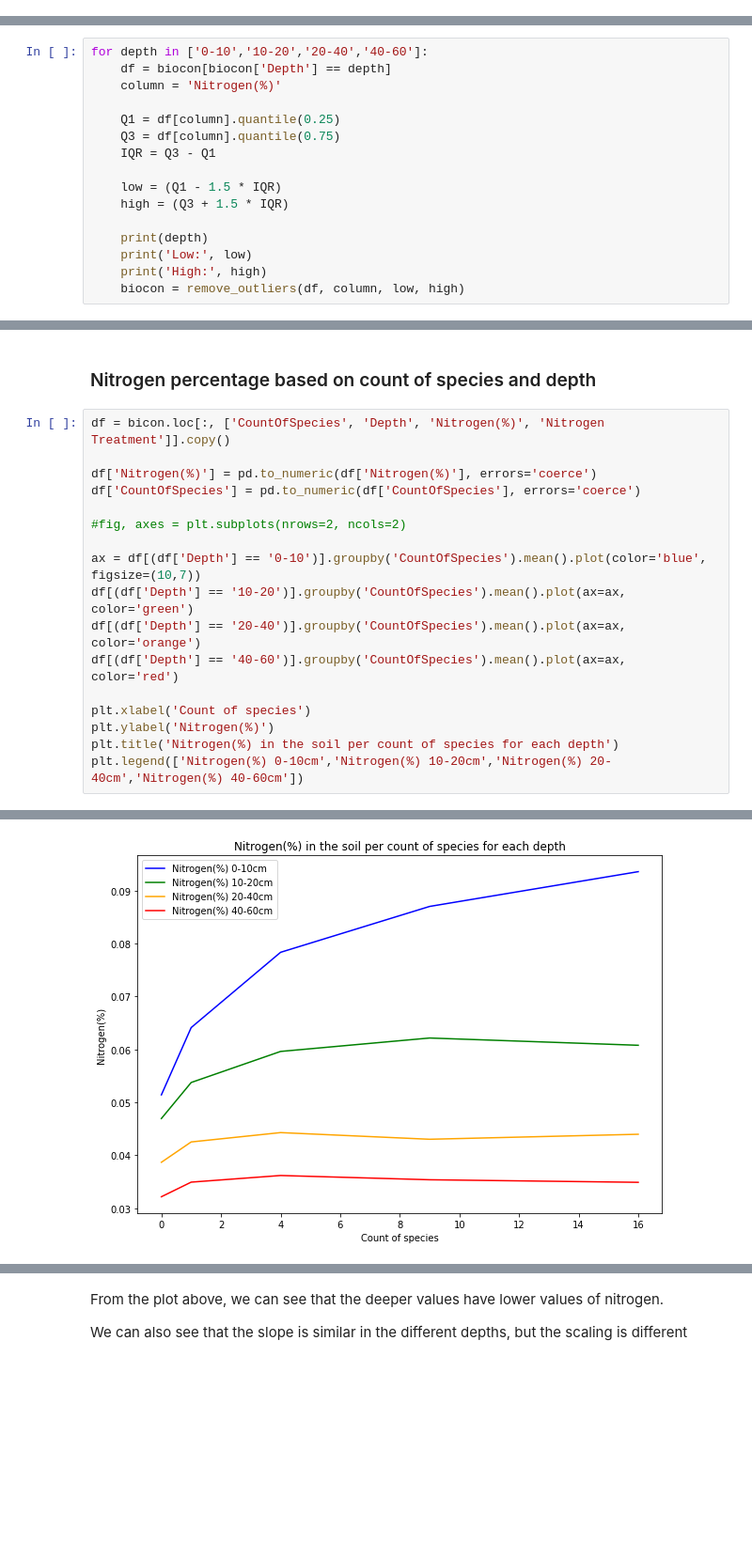
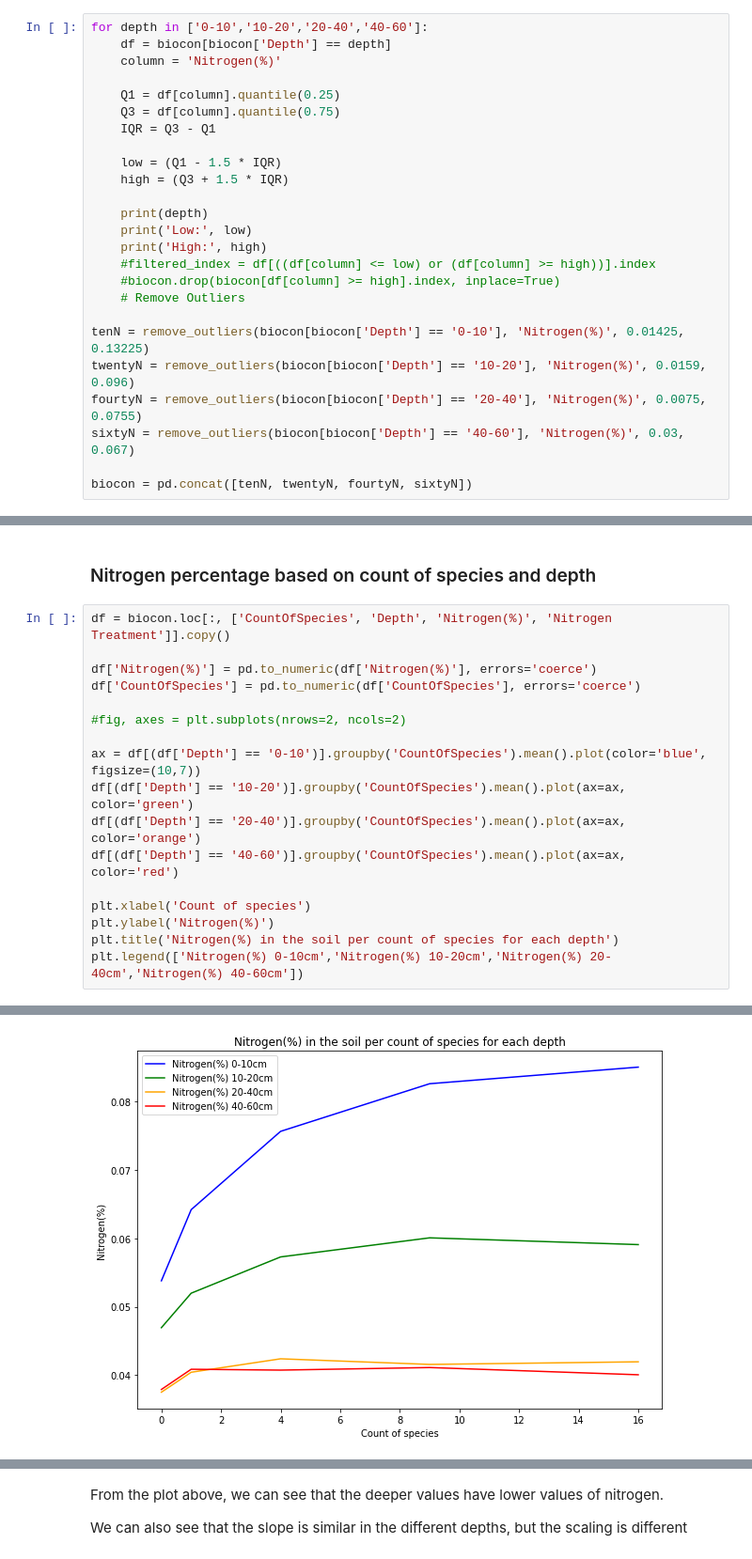
Before and after one commit to Mariuble/ucberkeley_biodiversity, a Jupyter notebook: Notebook.ipynb, the cells around one changed output, grey strips where cells are left out. Shown at 94% size. Cells and saved outputs as stored; diff of their text form; blank space fills up the shorter version.

```diff
--- a/Notebook.ipynb
+++ b/Notebook.ipynb
@@ -185,0 +190,25 @@ plt.legend(['Nitrogen(%) 0-10cm','Nitrogen(%) 10-20cm','Nitrogen(%) 20-40cm','Ni
+# %%
+for depth in ['0-10','10-20','20-40','40-60']:
+    df = biocon[biocon['Depth'] == depth]
+    column = 'Nitrogen(%)'
+
+    Q1 = df[column].quantile(0.25)
+    Q3 = df[column].quantile(0.75)
+    IQR = Q3 - Q1
+
+    low = (Q1 - 1.5 * IQR)
+    high = (Q3 + 1.5 * IQR)
+
+    print(depth)
+    print('Low:', low)
+    print('High:', high)
+    #filtered_index = df[((df[column] <= low) or (df[column] >= high))].index
+    #biocon.drop(biocon[df[column] >= high].index, inplace=True)
+    # Remove Outliers
+
+tenN = remove_outliers(biocon[biocon['Depth'] == '0-10'], 'Nitrogen(%)', 0.01425, 0.13225)
+twentyN = remove_outliers(biocon[biocon['Depth'] == '10-20'], 'Nitrogen(%)', 0.0159, 0.096)
+fourtyN = remove_outliers(biocon[biocon['Depth'] == '20-40'], 'Nitrogen(%)', 0.0075, 0.0755)
+sixtyN = remove_outliers(biocon[biocon['Depth'] == '40-60'], 'Nitrogen(%)', 0.03, 0.067)
+
+biocon = pd.concat([tenN, twentyN, fourtyN, sixtyN])
@@ -196,20 +238,4 @@ biocon[biocon['Depth'] == '40-60']['Nitrogen(%)'].value_counts().head()
 Name: Nitrogen(%), dtype: int64
-# %%
-for depth in ['0-10','10-20','20-40','40-60']:
-    df = biocon[biocon['Depth'] == depth]
-    column = 'Nitrogen(%)'
-
-    Q1 = df[column].quantile(0.25)
-    Q3 = df[column].quantile(0.75)
-    IQR = Q3 - Q1
-
-    low = (Q1 - 1.5 * IQR)
-    high = (Q3 + 1.5 * IQR)
-
-    print(depth)
-    print('Low:', low)
-    print('High:', high)
-    biocon = remove_outliers(df, column, low, high)
 # %% [markdown]
 # Exploratory data analysis
 # %% [markdown]
@@ -249,23 +356,23 @@ biocon[(biocon['Temp Treatment'] == 'HTelv') | (biocon['Temp Treatment'] == 'HTa
 # %% [markdown]
 ### Nitrogen percentage based on count of species and depth
 # %%
-df = bicon.loc[:, ['CountOfSpecies', 'Depth', 'Nitrogen(%)', 'Nitrogen Treatment']].copy()
+df = biocon.loc[:, ['CountOfSpecies', 'Depth', 'Nitrogen(%)', 'Nitrogen Treatment']].copy()
 
 df['Nitrogen(%)'] = pd.to_numeric(df['Nitrogen(%)'], errors='coerce')
 df['CountOfSpecies'] = pd.to_numeric(df['CountOfSpecies'], errors='coerce')
 
 #fig, axes = plt.subplots(nrows=2, ncols=2)
 
 ax = df[(df['Depth'] == '0-10')].groupby('CountOfSpecies').mean().plot(color='blue', figsize=(10,7))
 df[(df['Depth'] == '10-20')].groupby('CountOfSpecies').mean().plot(ax=ax, color='green')
 df[(df['Depth'] == '20-40')].groupby('CountOfSpecies').mean().plot(ax=ax, color='orange')
 df[(df['Depth'] == '40-60')].groupby('CountOfSpecies').mean().plot(ax=ax, color='red')
 
 plt.xlabel('Count of species')
 plt.ylabel('Nitrogen(%)')
 plt.title('Nitrogen(%) in the soil per count of species for each depth')
 plt.legend(['Nitrogen(%) 0-10cm','Nitrogen(%) 10-20cm','Nitrogen(%) 20-40cm','Nitrogen(%) 40-60cm'])
 # %% [output]
 <matplotlib.legend.Legend at 0x...>
-[figure, old version]
+[figure, new version]
 # %%
```
Also changed, not shown: parts of 42 cells of this notebook.
